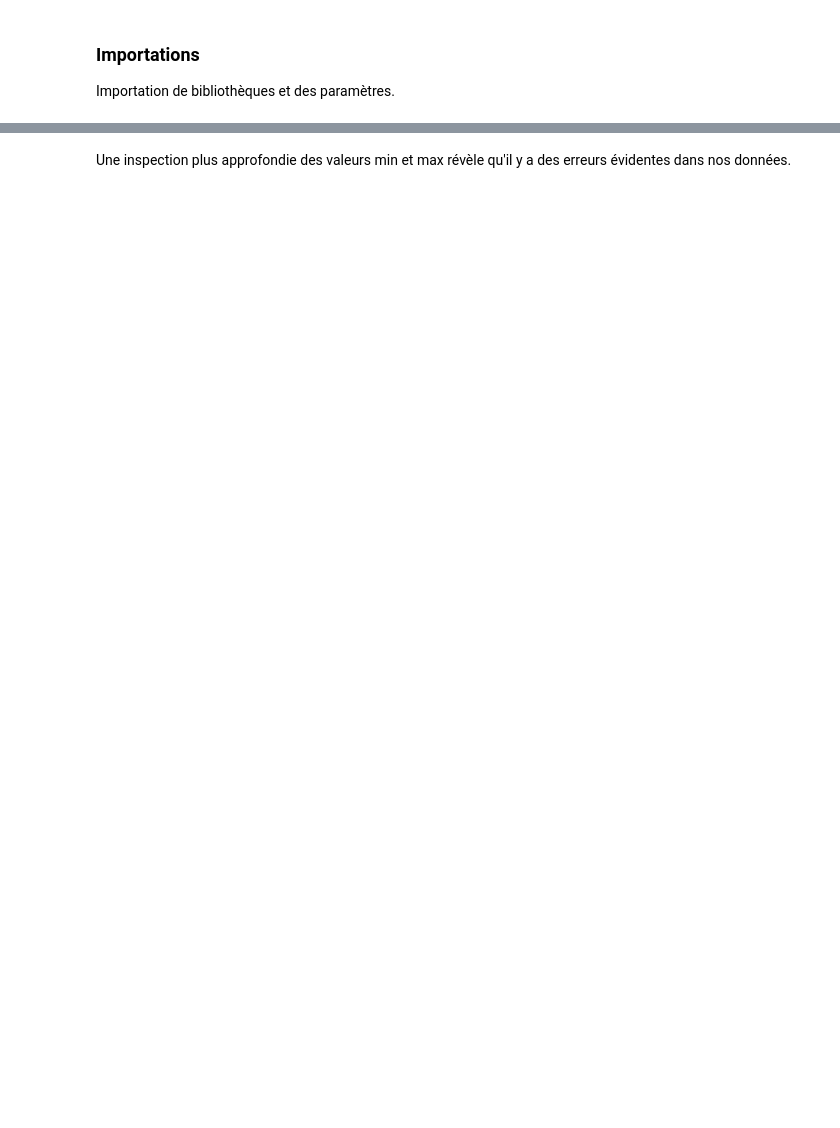
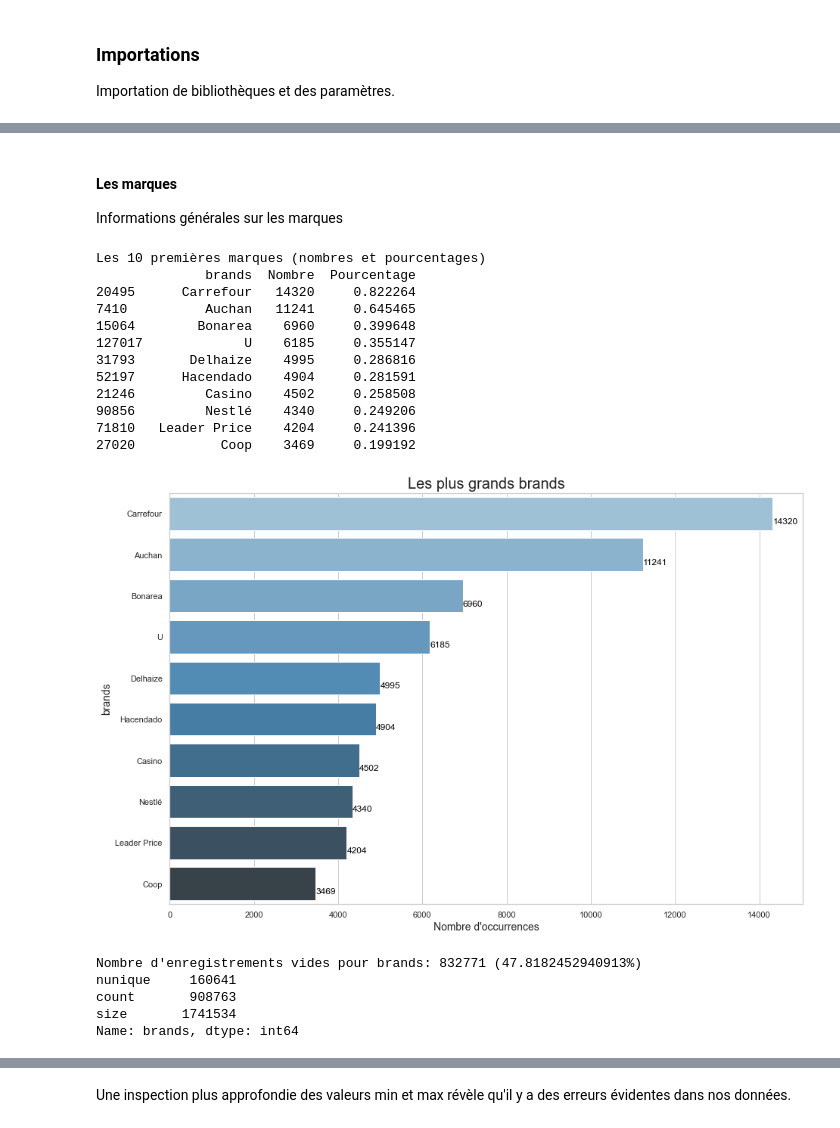
Before and after one commit to Abdess/sante_publique_france, a Jupyter notebook: P3_01_notebook.ipynb, the cells around one changed output, grey strips where cells are left out. Saved outputs shown, nothing was run; the diff lists cells and outputs as text; code cells hidden in the pictures; blank space fills up the shorter version.

```diff
--- a/P3_01_notebook.ipynb
+++ b/P3_01_notebook.ipynb
@@ -106,0 +319,33 @@ Text(0.5, 0, 'NaNs')
+# %% [markdown]
+#### Les marques
+Informations générales sur les marques
+# %%
+# Obtenir le top 10 des marques
+df_10_brands = get_top_10(df, 'brands')
+
+# Afficher le résultat
+print('\nLes 10 premières marques (nombres et pourcentages)')
+print(df_10_brands)
+show_plot(df_10_brands, 'brands')
+
+# Afficher des informations sur les enregistrements vides
+print_stats(df, 'brands')
+# %% [output]
+Les 10 premières marques (nombres et pourcentages)
+              brands  Nombre  Pourcentage
+20495      Carrefour   14320     0.822264
+7410          Auchan   11241     0.645465
+15064        Bonarea    6960     0.399648
+127017             U    6185     0.355147
+31793       Delhaize    4995     0.286816
+52197      Hacendado    4904     0.281591
+21246         Casino    4502     0.258508
+90856         Nestlé    4340     0.249206
+71810   Leader Price    4204     0.241396
+27020           Coop    3469     0.199192
+[figure, added]
+Nombre d'enregistrements vides pour brands: 832771 (47.8182452940913%)
+nunique     160641
+count       908763
+size       1741534
+Name: brands, dtype: int64
```
Also changed, not shown: parts of 74 cells of this notebook, 2 other files.
